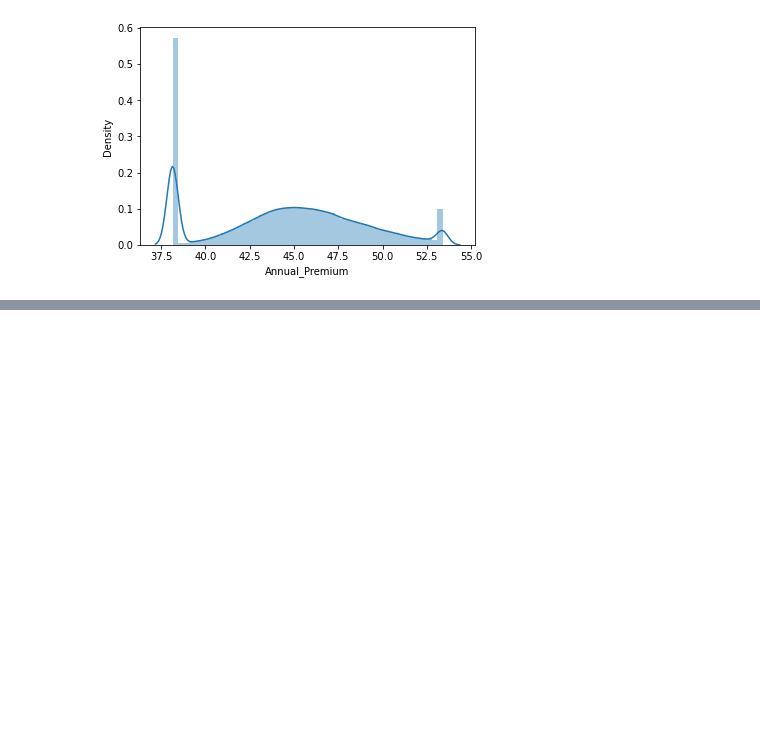
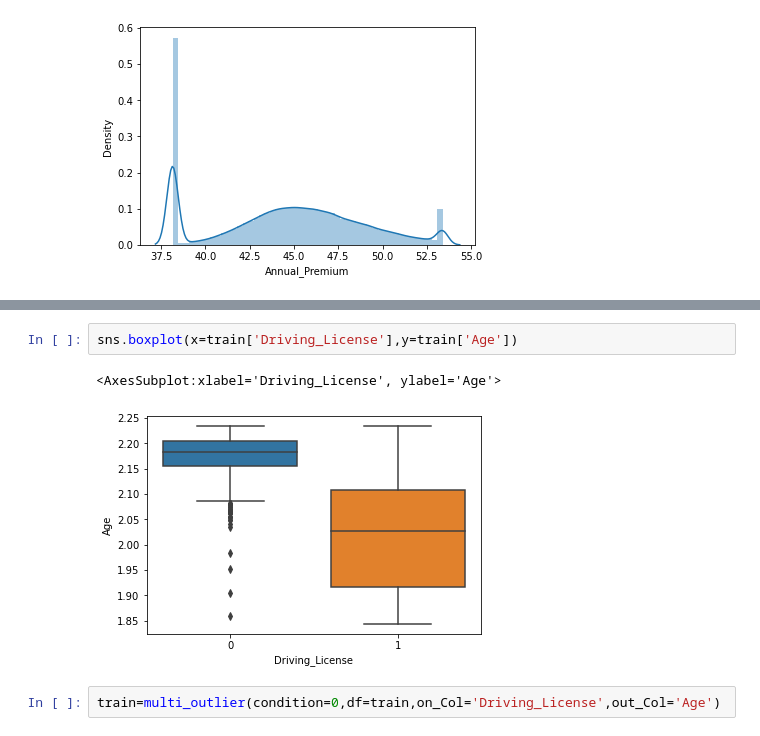
Before and after one commit to RiseAboveAll/JantaHack-Cross-Sell, a Jupyter notebook: Scripts/Cross-Sell.ipynb, the cells around one changed output, grey strips where cells are left out. Cells and saved outputs as stored; diff of their text form; blank space fills up the shorter version.

```diff
--- a/Scripts/Cross-Sell.ipynb
+++ b/Scripts/Cross-Sell.ipynb
@@ -513,0 +517,7 @@ sns.distplot(train['Annual_Premium'])
+# %%
+sns.boxplot(x=train['Driving_License'],y=train['Age'])
+# %% [output]
+<AxesSubplot:xlabel='Driving_License', ylabel='Age'>
+[figure, added]
+# %%
+train=multi_outlier(condition=0,df=train,on_Col='Driving_License',out_Col='Age')
```
Also changed, not shown: parts of 31 cells of this notebook.
